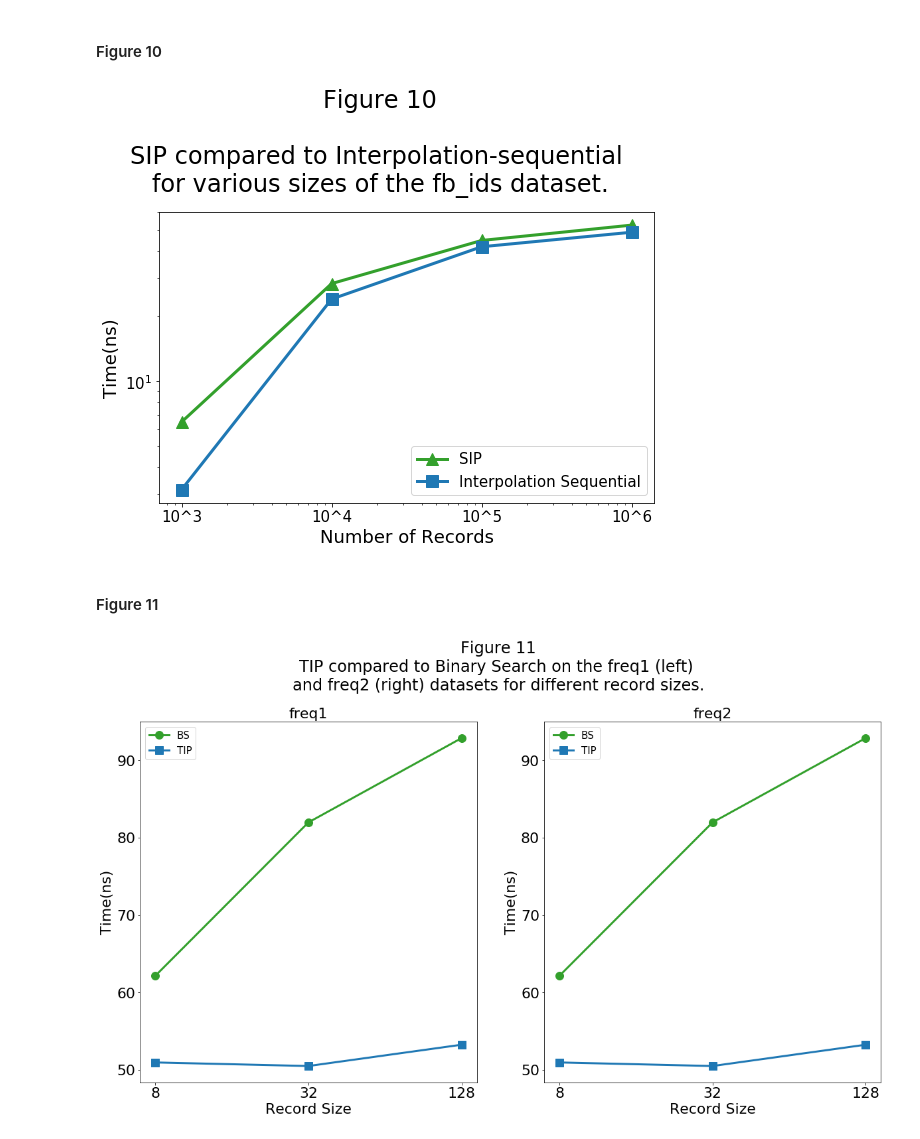
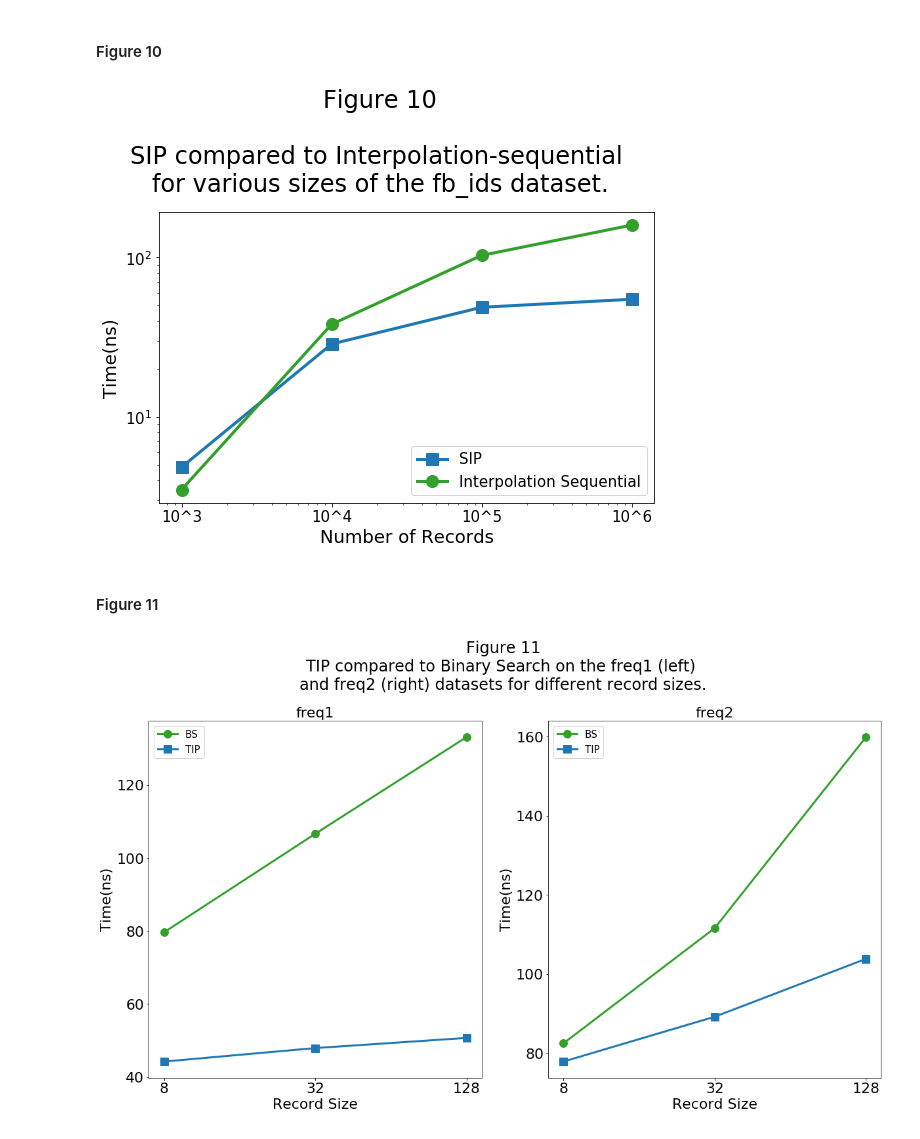
Before and after one commit to UWHustle/Efficiently-Searching-In-Memory-Sorted-Arrays, a Jupyter notebook: reproduce_experiments/CreateFigures.ipynb, the cells around one changed output. Saved outputs shown, nothing was run; the diff lists cells and outputs as text; code cells hidden in the pictures.

```diff
--- a/reproduce_experiments/CreateFigures.ipynb
+++ b/reproduce_experiments/CreateFigures.ipynb
@@ -571,8 +571,8 @@ isseqResults = results[(len(results)//2):len(results)]
 
 fig, ax = plt.subplots(figsize=(8,5))
 
-plt.plot([10**i for i in datasetSizes], sipResults, color=green,marker="^", markersize=12, linewidth=3, label="SIP")
-plt.plot([10**i for i in datasetSizes], isseqResults, color=blue,marker="s", markersize=12, linewidth=3, label="Interpolation Sequential")
+plt.plot([10**i for i in datasetSizes], sipResults, color=blue,marker="s", markersize=12, linewidth=3, label="SIP")
+plt.plot([10**i for i in datasetSizes], isseqResults, color=green,marker="o", markersize=12, linewidth=3, label="Interpolation Sequential")
 
 ax.set_ylabel('Time(ns)', size=18)
 ax.set_xlabel('Number of Records', size=18)
@@ -591,7 +591,7 @@ fig.suptitle(caption, fontsize=24, x=0.5, y=1.3)
 plt.tight_layout()
 plt.gcf().savefig('./figures/fig10.pdf', format='pdf',bbox_inches='tight')
 # %% [output]
-[figure, old version]
+[figure, new version]
 # %% [markdown]
 #### Figure 11
 # %%
@@ -601,33 +601,33 @@ results=get_results(tsv)
 
 freq1Res = results[0:(len(results)//2)]
 freq2Res = results[(len(results)//2):len(results)]
 
 freq1ResultsTIP = freq1Res[0:(len(freq1Res)//2)]
 freq1ResultsBS = freq1Res[(len(freq1Res)//2):len(freq1Res)]
 freq2ResultsTIP = freq2Res[0:(len(freq2Res)//2)]
 freq2ResultsBS = freq2Res[(len(freq2Res)//2):len(freq2Res)]
 
 figs, axs = plt.subplots(1,2,figsize=(20,10))
 axs[0].plot([0,1,2], freq1ResultsBS,  color=green,marker="o", markersize=12, linewidth=3, label="BS")
 axs[0].plot([0,1,2], freq1ResultsTIP,  color=blue,marker="s", markersize=12, linewidth=3, label="TIP")
 
-axs[1].plot([0,1,2], freq1ResultsBS,  color=green,marker="o", markersize=12, linewidth=3, label="BS")
-axs[1].plot([0,1,2], freq1ResultsTIP,  color=blue,marker="s", markersize=12, linewidth=3, label="TIP")
+axs[1].plot([0,1,2], freq2ResultsBS,  color=green,marker="o", markersize=12, linewidth=3, label="BS")
+axs[1].plot([0,1,2], freq2ResultsTIP,  color=blue,marker="s", markersize=12, linewidth=3, label="TIP")
 
 for i in range(0,2):
     axs[i].set_xticks([0,1,2])
     axs[i].set_xticklabels(["8","32","128"], size=22)
     axs[i].legend(prop={'size': 15}, loc='upper left')
     axs[i].set_ylabel('Time(ns)', size=22)
     axs[i].set_xlabel('Record Size', size=22)
     axs[i].tick_params(axis='y', labelsize=22)
 
 axs[0].set_title('freq1', size=22)
 axs[1].set_title('freq2', size=22)
 
 caption="Figure 11\nTIP compared to Binary Search on the freq1 (left) \nand freq2 (right) datasets for different record sizes."
 figs.suptitle(caption, fontsize=24, x=0.5, y=1.05)
 
 plt.gcf().savefig('./figures/fig11.pdf', format='pdf', bbox_inches='tight')
 # %% [output]
-[figure, old version]
+[figure, new version]
```
Also changed, not shown: 2 other files.
